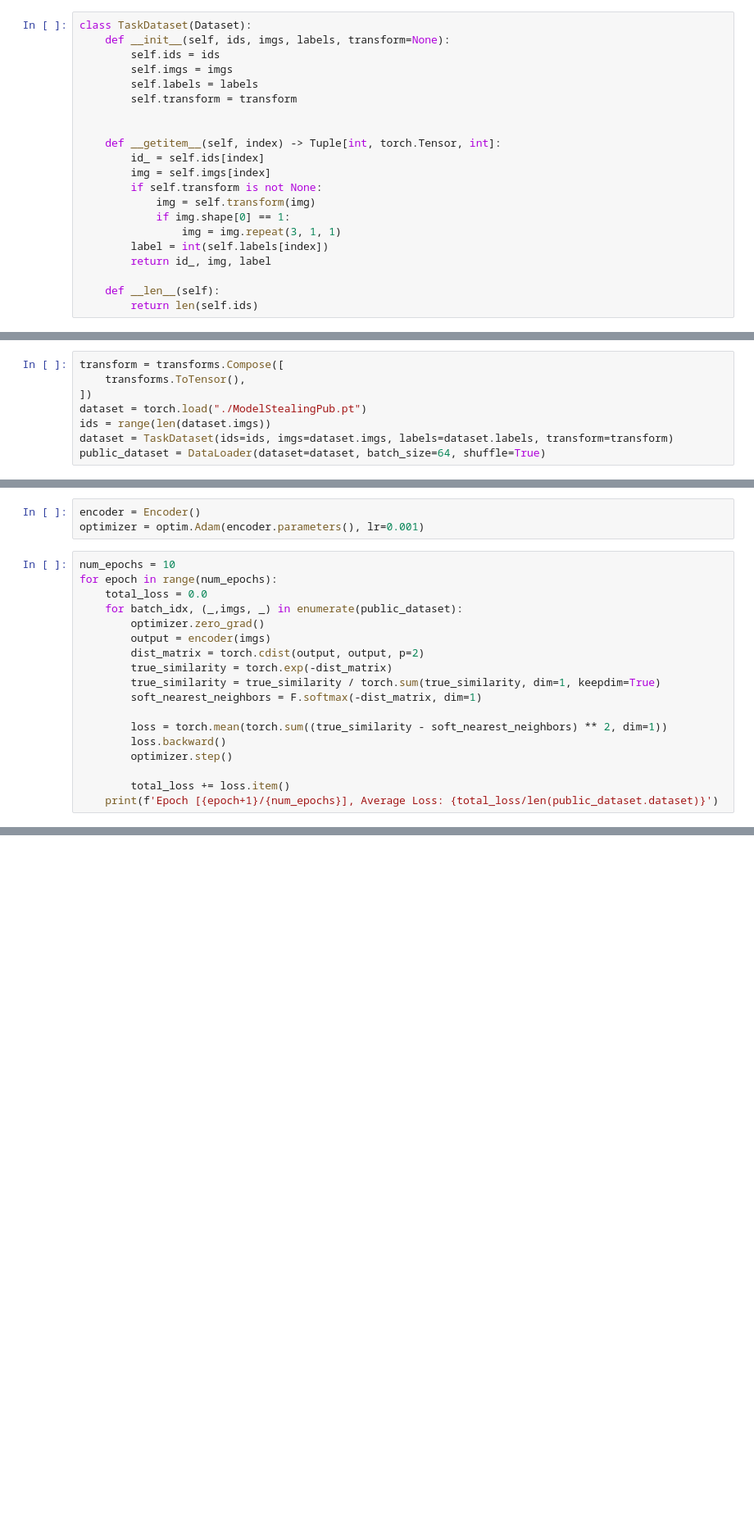
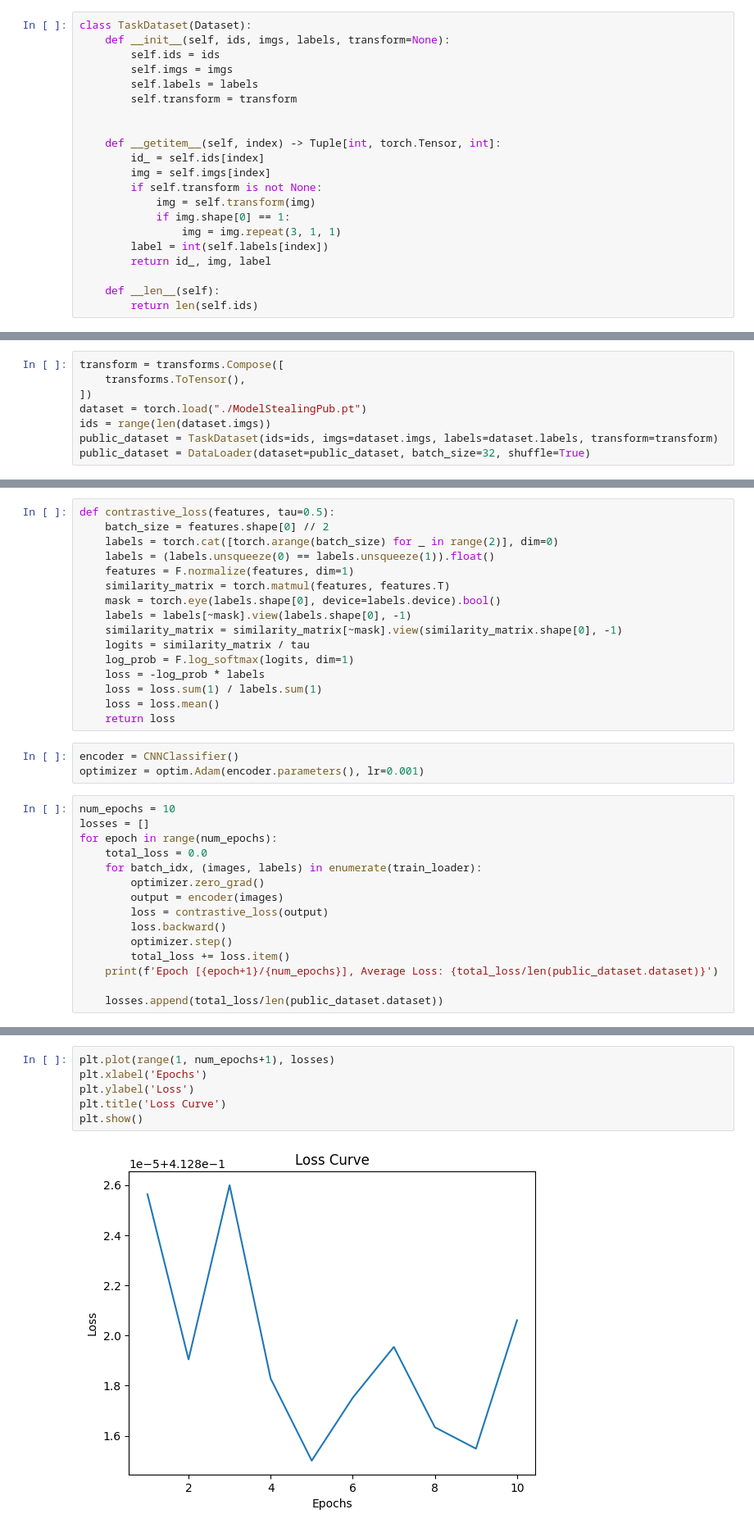
Before and after one commit to balwanishivam/tml-assignment, a Jupyter notebook: Assginment-2/classify.ipynb, the cells around one changed output, grey strips where cells are left out. Shown at 82% size. Drawn from its saved outputs; the diff is of its cells as text; blank space fills up the shorter version.

```diff
--- a/Assginment-2/classify.ipynb
+++ b/Assginment-2/classify.ipynb
@@ -36,6 +48,6 @@ transform = transforms.Compose([
 ])
 dataset = torch.load("./ModelStealingPub.pt")
 ids = range(len(dataset.imgs))
-dataset = TaskDataset(ids=ids, imgs=dataset.imgs, labels=dataset.labels, transform=transform)
-public_dataset = DataLoader(dataset=dataset, batch_size=64, shuffle=True)
+public_dataset = TaskDataset(ids=ids, imgs=dataset.imgs, labels=dataset.labels, transform=transform)
+public_dataset = DataLoader(dataset=public_dataset, batch_size=32, shuffle=True)
 # %%
@@ -55,22 +75,35 @@ class Encoder(nn.Module):
+# %%
+def contrastive_loss(features, tau=0.5):
+    batch_size = features.shape[0] // 2
+    labels = torch.cat([torch.arange(batch_size) for _ in range(2)], dim=0)
+    labels = (labels.unsqueeze(0) == labels.unsqueeze(1)).float()
+    features = F.normalize(features, dim=1)
+    similarity_matrix = torch.matmul(features, features.T)
+    mask = torch.eye(labels.shape[0], device=labels.device).bool()
+    labels = labels[~mask].view(labels.shape[0], -1)
+    similarity_matrix = similarity_matrix[~mask].view(similarity_matrix.shape[0], -1)
+    logits = similarity_matrix / tau
+    log_prob = F.log_softmax(logits, dim=1)
+    loss = -log_prob * labels
+    loss = loss.sum(1) / labels.sum(1)
+    loss = loss.mean()
+    return loss
 # %%
-encoder = Encoder()
+encoder = CNNClassifier()
 optimizer = optim.Adam(encoder.parameters(), lr=0.001)
 # %%
 num_epochs = 10
+losses = []
 for epoch in range(num_epochs):
     total_loss = 0.0
-    for batch_idx, (_,imgs, _) in enumerate(public_dataset):
+    for batch_idx, (images, labels) in enumerate(train_loader):
         optimizer.zero_grad()
-        output = encoder(imgs)
-        dist_matrix = torch.cdist(output, output, p=2)
-        true_similarity = torch.exp(-dist_matrix)
-        true_similarity = true_similarity / torch.sum(true_similarity, dim=1, keepdim=True)
-        soft_nearest_neighbors = F.softmax(-dist_matrix, dim=1)
-
-        loss = torch.mean(torch.sum((true_similarity - soft_nearest_neighbors) ** 2, dim=1))
+        output = encoder(images)
+        loss = contrastive_loss(output)
         loss.backward()
         optimizer.step()
-
         total_loss += loss.item()
     print(f'Epoch [{epoch+1}/{num_epochs}], Average Loss: {total_loss/len(public_dataset.dataset)}')
+
+    losses.append(total_loss/len(public_dataset.dataset))
 # %% [output]
@@ -103,0 +120,8 @@ print(cluster_ids)
+# %%
+plt.plot(range(1, num_epochs+1), losses)
+plt.xlabel('Epochs')
+plt.ylabel('Loss')
+plt.title('Loss Curve')
+plt.show()
+# %% [output]
+[figure, added]
```
Also changed, not shown: parts of 13 cells of this notebook.
